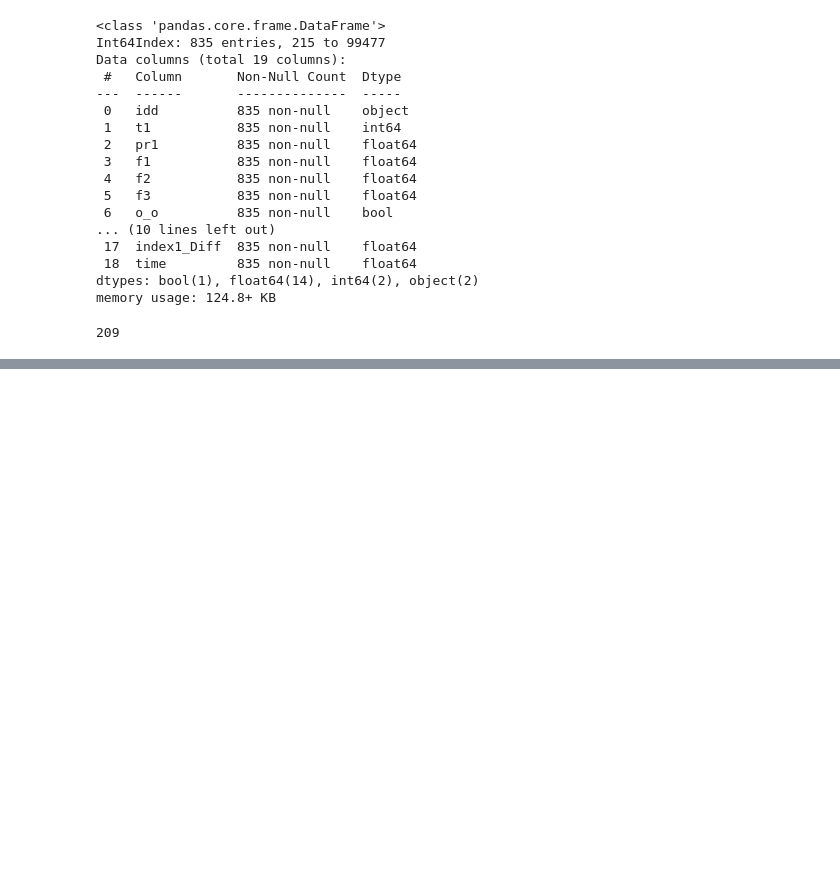
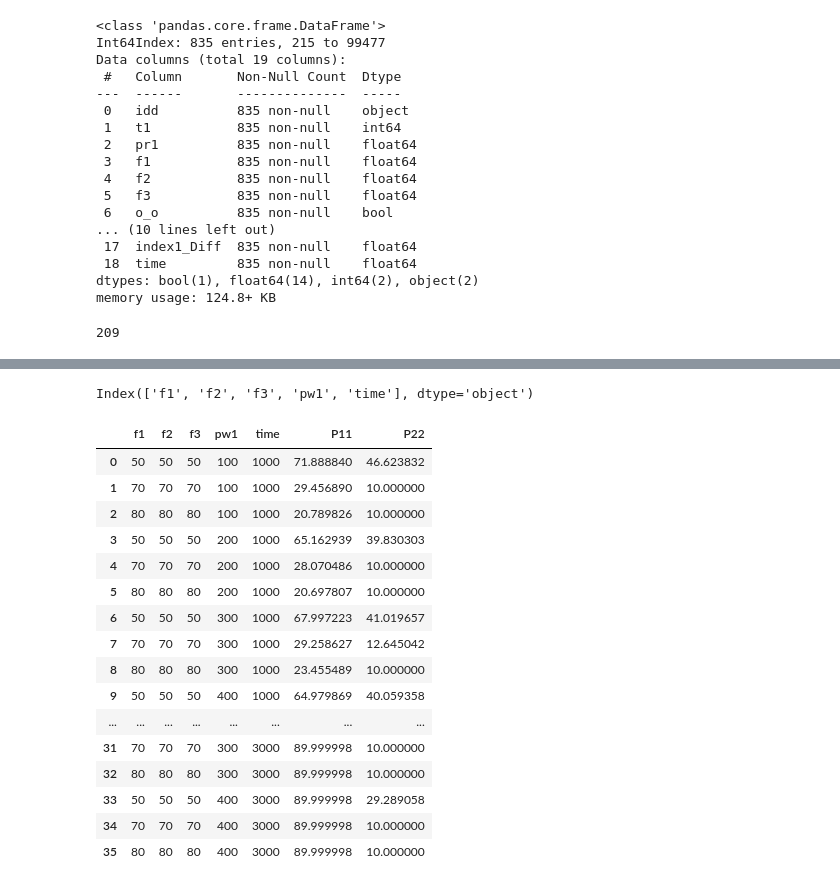
Before and after one commit to lkaruppiah54462/ReactorModel, a Jupyter notebook: alldata.ipynb, the cells around one changed output, grey strips where cells are left out. Cells and saved outputs as stored; diff of their text form; code cells hidden in the pictures; blank space fills up the shorter version.

Commit message:
test data

```diff
--- a/alldata.ipynb
+++ b/alldata.ipynb
@@ -330,0 +331,3 @@ plt.show()
+# %%
+test_df = pd.read_csv("test.csv")
+test_df
@@ -330,0 +352,37 @@ plt.show()
+# %%
+test_df.columns
+# %% [output]
+Index(['f1', 'f2', 'f3', 'pw1', 'time'], dtype='object')
+# %%
+Xt = test_df[columnx].values
+X_test_scaled = X_scaler.transform(Xt)
+# %%
+test_output = n1.predict(X_test_scaled)
+# %%
+for i in range(len(test_output)):
+    if test_output[i][0] > 0.9 :
+        test_output[i][0] = 0.85
+    if test_output[i][1] < 0.1 :
+        test_output[i][1] = 0.1
+# %%
+test_df["P11"] = [i[0]*100 for i in test_output]
+test_df["P22"] = [i[1]*100 for i in test_output]
+test_df
+# %% [output]
+|  | f1 | f2 | f3 | pw1 | time | P11 | P22 |
+| 0 | 50 | 50 | 50 | 100 | 1000 | 71.888840 | 46.623832 |
+| 1 | 70 | 70 | 70 | 100 | 1000 | 29.456890 | 10.000000 |
+| 2 | 80 | 80 | 80 | 100 | 1000 | 20.789826 | 10.000000 |
+| 3 | 50 | 50 | 50 | 200 | 1000 | 65.162939 | 39.830303 |
+| 4 | 70 | 70 | 70 | 200 | 1000 | 28.070486 | 10.000000 |
+| 5 | 80 | 80 | 80 | 200 | 1000 | 20.697807 | 10.000000 |
+| 6 | 50 | 50 | 50 | 300 | 1000 | 67.997223 | 41.019657 |
+| 7 | 70 | 70 | 70 | 300 | 1000 | 29.258627 | 12.645042 |
+| 8 | 80 | 80 | 80 | 300 | 1000 | 23.455489 | 10.000000 |
+| 9 | 50 | 50 | 50 | 400 | 1000 | 64.979869 | 40.059358 |
+| ... | ... | ... | ... | ... | ... | ... | ... |
+| 31 | 70 | 70 | 70 | 300 | 3000 | 89.999998 | 10.000000 |
+| 32 | 80 | 80 | 80 | 300 | 3000 | 89.999998 | 10.000000 |
+| 33 | 50 | 50 | 50 | 400 | 3000 | 89.999998 | 29.289058 |
+| 34 | 70 | 70 | 70 | 400 | 3000 | 89.999998 | 10.000000 |
+| 35 | 80 | 80 | 80 | 400 | 3000 | 89.999998 | 10.000000 |
```
Also changed, not shown: parts of 8 cells of this notebook, 9 other files.
